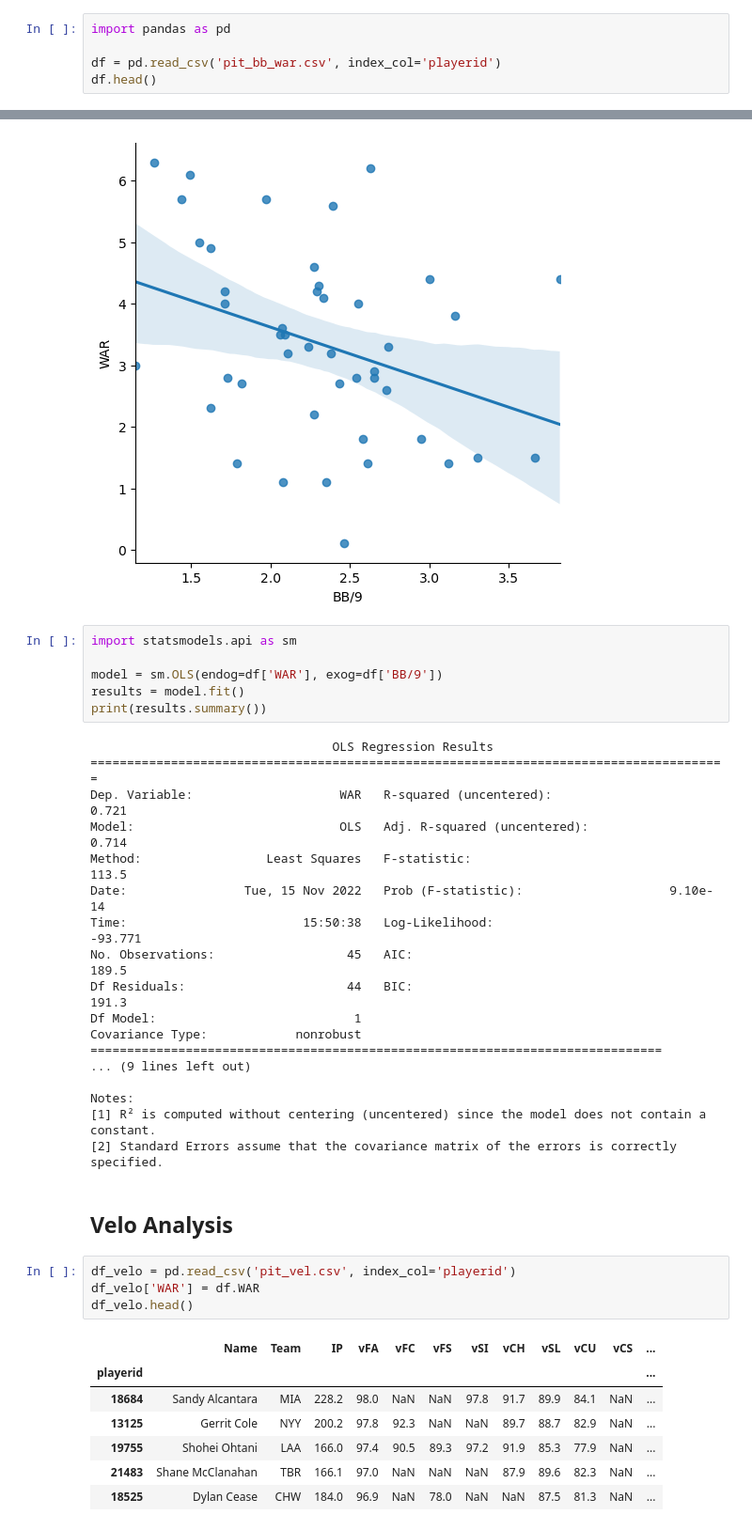
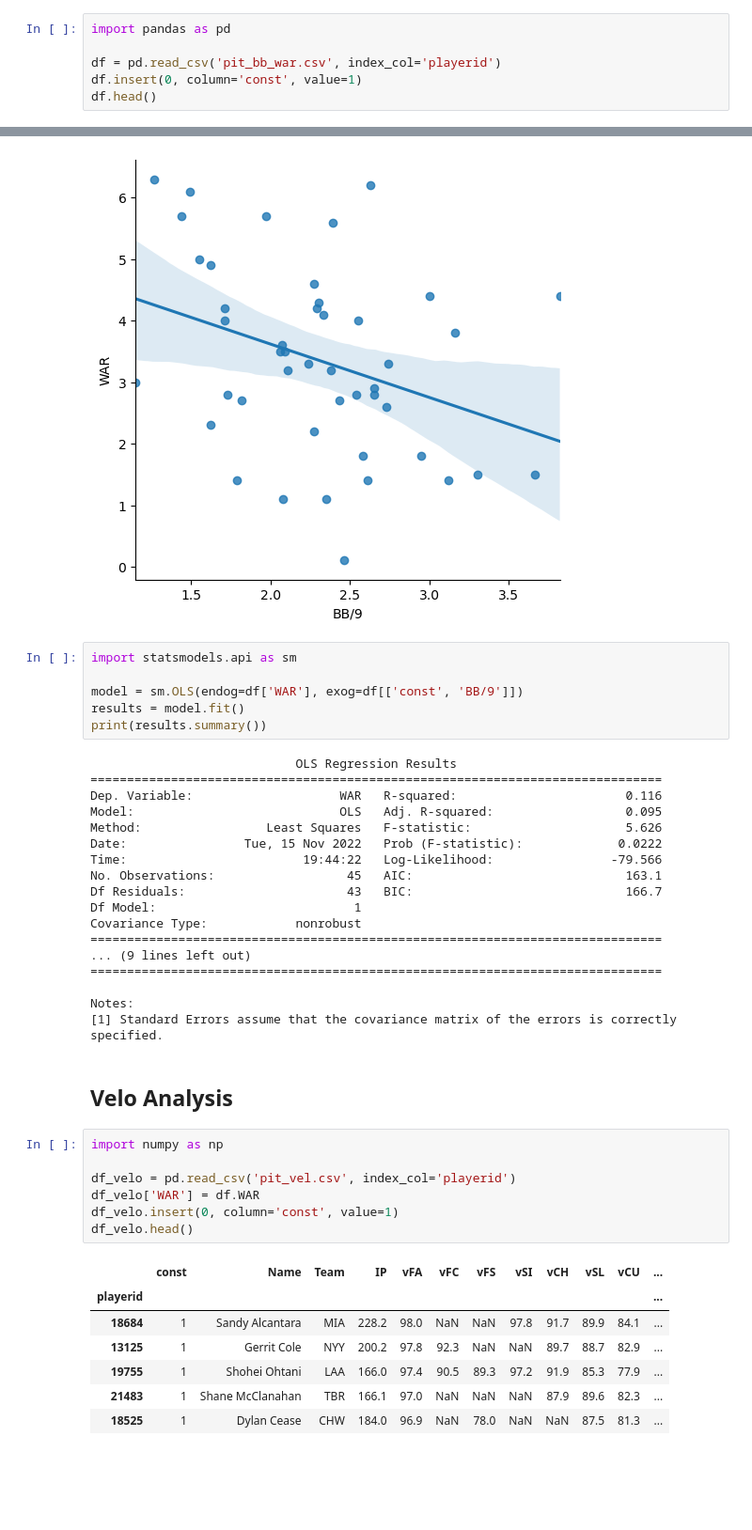
Before and after one commit to trpubz/DBacksAnalysis, a Jupyter notebook: Side Analysis/pitching.ipynb, the cells around one changed output, grey strips where cells are left out. Shown: that part at 94% size. Cells and saved outputs as stored; diff of their text form; blank space fills up the shorter version.

Commit message:
added constants for linear regression

```diff
--- a/Side Analysis/pitching.ipynb
+++ b/Side Analysis/pitching.ipynb
@@ -2,5 +2,6 @@
 import pandas as pd
 
 df = pd.read_csv('pit_bb_war.csv', index_col='playerid')
+df.insert(0, column='const', value=1)
 df.head()
 # %% [output]
@@ -22,39 +23,42 @@ sns.lmplot(data=df, x='BB/9', y='WAR')
 # %%
 import statsmodels.api as sm
 
-model = sm.OLS(endog=df['WAR'], exog=df['BB/9'])
+model = sm.OLS(endog=df['WAR'], exog=df[['const', 'BB/9']])
 results = model.fit()
 print(results.summary())
 # %% [output]
-                                 OLS Regression Results
-=======================================================================================
-Dep. Variable:                    WAR   R-squared (uncentered):                   0.721
-Model:                            OLS   Adj. R-squared (uncentered):              0.714
-Method:                 Least Squares   F-statistic:                              113.5
-Date:                Tue, 15 Nov 2022   Prob (F-statistic):                    9.10e-14
-Time:                        15:50:38   Log-Likelihood:                         -93.771
-No. Observations:                  45   AIC:                                      189.5
-Df Residuals:                      44   BIC:                                      191.3
+                            OLS Regression Results
+==============================================================================
+Dep. Variable:                    WAR   R-squared:                       0.116
+Model:                            OLS   Adj. R-squared:                  0.095
+Method:                 Least Squares   F-statistic:                     5.626
+Date:                Tue, 15 Nov 2022   Prob (F-statistic):             0.0222
+Time:                        19:44:22   Log-Likelihood:                -79.566
+No. Observations:                  45   AIC:                             163.1
+Df Residuals:                      43   BIC:                             166.7
 Df Model:                           1
 Covariance Type:            nonrobust
 ==============================================================================
 ... (9 lines left out)
+==============================================================================
 
 Notes:
-[1] R² is computed without centering (uncentered) since the model does not contain a constant.
-[2] Standard Errors assume that the covariance matrix of the errors is correctly specified.
+[1] Standard Errors assume that the covariance matrix of the errors is correctly specified.
 # %% [markdown]
 ## Velo Analysis
 # %%
+import numpy as np
+
 df_velo = pd.read_csv('pit_vel.csv', index_col='playerid')
 df_velo['WAR'] = df.WAR
+df_velo.insert(0, column='const', value=1)
 df_velo.head()
 # %% [output]
-|  | Name | Team | IP | vFA | vFC | vFS | vSI | vCH | vSL | vCU | vCS | ... |
+|  | const | Name | Team | IP | vFA | vFC | vFS | vSI | vCH | vSL | vCU | ... |
 | playerid |  |  |  |  |  |  |  |  |  |  |  | ... |
-| 18684 | Sandy Alcantara | MIA | 228.2 | 98.0 | NaN | NaN | 97.8 | 91.7 | 89.9 | 84.1 | NaN | ... |
-| 13125 | Gerrit Cole | NYY | 200.2 | 97.8 | 92.3 | NaN | NaN | 89.7 | 88.7 | 82.9 | NaN | ... |
-| 19755 | Shohei Ohtani | LAA | 166.0 | 97.4 | 90.5 | 89.3 | 97.2 | 91.9 | 85.3 | 77.9 | NaN | ... |
-| 21483 | Shane McClanahan | TBR | 166.1 | 97.0 | NaN | NaN | NaN | 87.9 | 89.6 | 82.3 | NaN | ... |
-| 18525 | Dylan Cease | CHW | 184.0 | 96.9 | NaN | 78.0 | NaN | NaN | 87.5 | 81.3 | NaN | ... |
+| 18684 | 1 | Sandy Alcantara | MIA | 228.2 | 98.0 | NaN | NaN | 97.8 | 91.7 | 89.9 | 84.1 | ... |
+| 13125 | 1 | Gerrit Cole | NYY | 200.2 | 97.8 | 92.3 | NaN | NaN | 89.7 | 88.7 | 82.9 | ... |
+| 19755 | 1 | Shohei Ohtani | LAA | 166.0 | 97.4 | 90.5 | 89.3 | 97.2 | 91.9 | 85.3 | 77.9 | ... |
+| 21483 | 1 | Shane McClanahan | TBR | 166.1 | 97.0 | NaN | NaN | NaN | 87.9 | 89.6 | 82.3 | ... |
+| 18525 | 1 | Dylan Cease | CHW | 184.0 | 96.9 | NaN | 78.0 | NaN | NaN | 87.5 | 81.3 | ... |
 # %%
```
Also changed, not shown: parts of 3 cells of this notebook.
